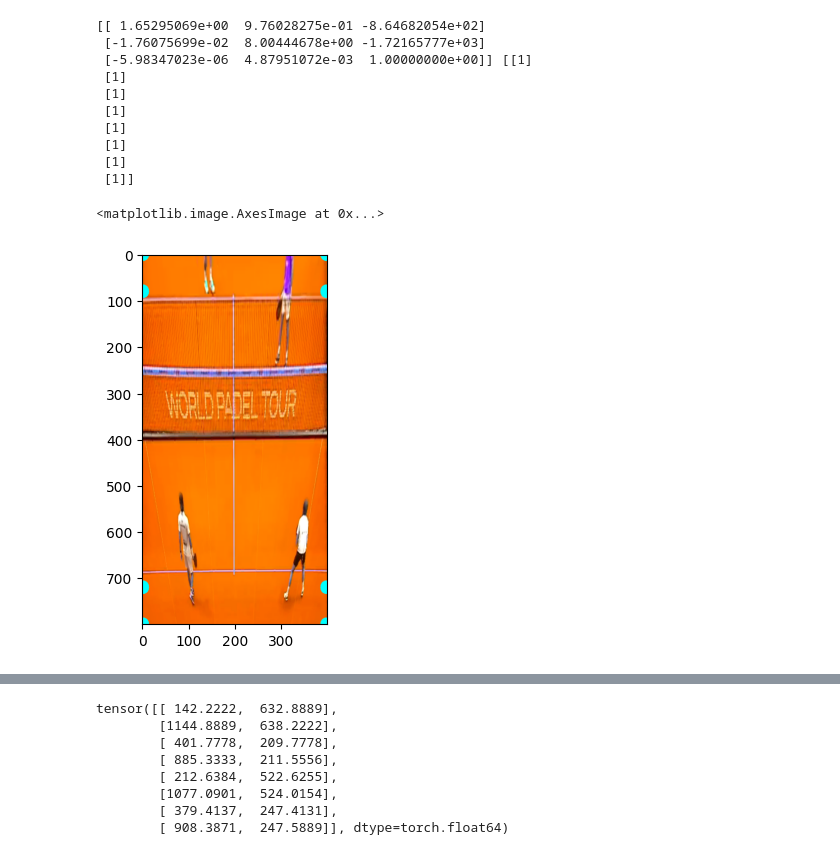
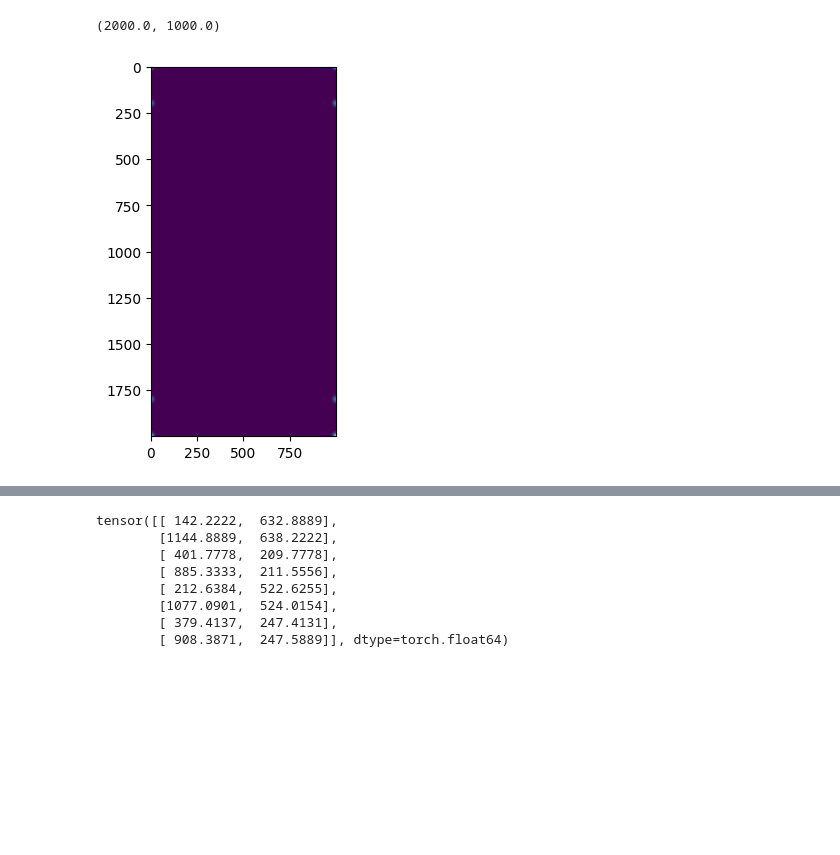
Before and after one commit to BenjaminDev/courtvision, a Jupyter notebook: notebooks/register_images.ipynb, the cells around one changed output, grey strips where cells are left out. Saved outputs shown, nothing was run; the diff lists cells and outputs as text; code cells hidden in the pictures; blank space fills up the shorter version.

```diff
--- a/notebooks/register_images.ipynb
+++ b/notebooks/register_images.ipynb
@@ -156,61 +116,18 @@ src_img = torch.from_numpy(
 # %%
-dst_img = torch.from_numpy(
+dst_template = torch.from_numpy(
     points_to_heat_map(
-        named_points=dst_corners,
-        height=height,
-        width=width,
+        named_points=dst_corners_n,
+        height=PadelCourt.length,
+        width=PadelCourt.width,
         normalised=True,
         padding=0,
         offset=0,
     )
 )
-# plt.imshow(np.concatenate([dst_img,src_img], axis=1))
+plt.imshow(np.concatenate([dst_template], axis=1))
 # print(src_corners, src_points)
 # print(dst_corners, dst_points)
+PadelCourt.length, PadelCourt.width
+# %% [output]
+(2000.0, 1000.0)
+[figure, added]
-# %%
-H, status = cv2.findHomography(
-    srcPoints=src_points.numpy(), dstPoints=dst_points.numpy()
-)
-im_src = cv2.imread(file_name, cv2.IMREAD_COLOR)
-im_src_t = load_timg(file_name=file_name).squeeze(0)
-(h, w) = im_src.shape[:-1]
-print(H, status)
-im_dst = cv2.warpPerspective(
-    im_src,
-    H,
-    dsize=(400, 800),
-    #  ( int(PadelCourt.length*30), int(PadelCourt.width*30))
-)
-for p1 in src_points[:]:
-    # draw_line(image=im_src_t, p1=p1, p2=p2,color=torch.tensor([255, 0, 0]))
-    cv2.circle(
-        img=im_src,
-        center=[int(o) for o in p1],
-        radius=25,
-        color=(0, 255, 255),
-        thickness=20,
-    )
-plt.imshow(im_src)
-for p1 in dst_points[:]:
-    # draw_line(image=im_src_t, p1=p1, p2=p2,color=torch.tensor([255, 0, 0]))
-    cv2.circle(
-        img=im_dst,
-        center=[int(o) for o in p1],
-        radius=15,
-        color=(0, 255, 255),
-        thickness=-1,
-    )
-plt.imshow(np.concatenate([im_dst]))
-# %% [output]
-[[ 1.65295069e+00  9.76028275e-01 -8.64682054e+02]
- [-1.76075699e-02  8.00444678e+00 -1.72165777e+03]
- [-5.98347023e-06  4.87951072e-03  1.00000000e+00]] [[1]
- [1]
- [1]
- [1]
- [1]
- [1]
- [1]
- [1]]
-<matplotlib.image.AxesImage at 0x...>
-[figure, removed]
```
Also changed, not shown: parts of 15 cells of this notebook, 9 other files.
